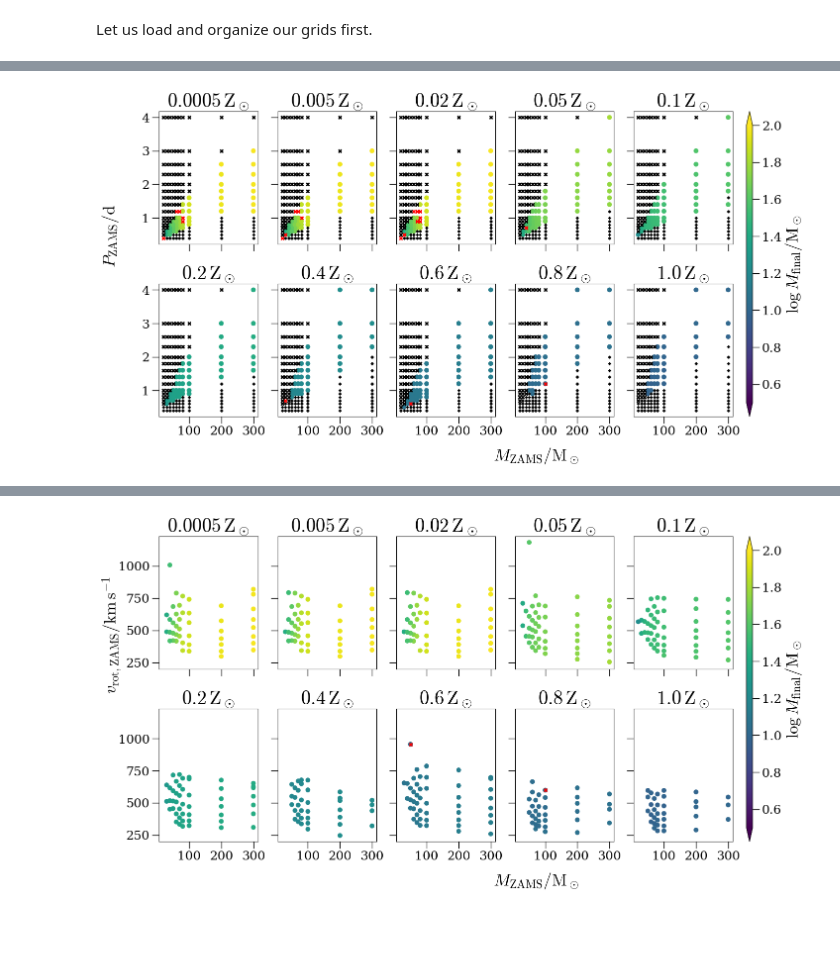
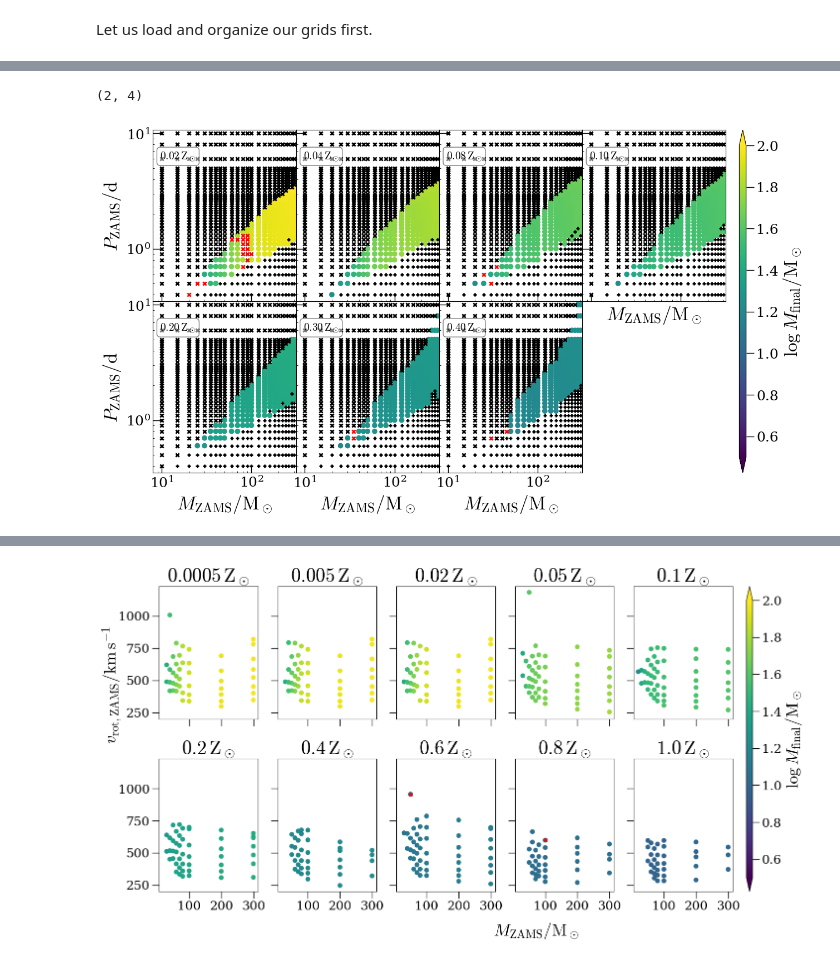
Before and after one commit to LucasMDeSa/35peak_che, a Jupyter notebook: development_notebooks/61_PopulationInterpolation_FINAL_FIDUCIAL.ipynb, the cells around one changed output, grey strips where cells are left out. Cells and saved outputs as stored; diff of their text form; code cells hidden in the pictures; blank space fills up the shorter version.

```diff
--- a/development_notebooks/61_PopulationInterpolation_FINAL_FIDUCIAL.ipynb
+++ b/development_notebooks/61_PopulationInterpolation_FINAL_FIDUCIAL.ipynb
@@ -301,2 +305,3 @@ IndexError: index 0 is out of bounds for axis 0 with size 0
 # %%
-core_props_df = pd.read_hdf(DATA_DIR/'core_props_df.h5')
+core_props_df = pd.read_hdf(DATA_DIR/'00_fiducial_core_props_df.h5')
+core_props_df.info()
@@ -323,3 +326,5 @@ memory usage: 725.0+ KB
+# %%
+stages = ['zams', 'wr0', 'wr1', 'tams', 'tahems', 'cdepl', 'odepl', 'f']
 # %%
 def set_x(row, stage='f'):
     j = 10.**row[f'log_j_{stage}'] * u.g * u.cm**2 / u.s
@@ -328,7 +333,6 @@ def set_x(row, stage='f'):
     x = x.to(u.dimensionless_unscaled).value
     return x
 
-stages = ['zams', 'wr0', 'wr1', 'tams', 'tahems', 'f']
 for stage in stages:
     core_props_df[f'x_{stage}'] = core_props_df.apply(lambda row: set_x(row, stage=stage), axis=1)
 # %%
@@ -370,50 +374,80 @@ z_axis = core_props_df.z_key.unique()
 z_axis = z_axis[np.float64(z_axis).argsort()]
 # %%
 core_props_df.is_che = core_props_df.is_che.astype(bool)
+# %%
+axes.shape
+# %% [output]
+(2, 4)
 # %%
-fig, axes = plt.subplots(2, 5, figsize=(18, 8), sharex=True, sharey=True)
-fig.subplots_adjust(hspace=0.3)
+fig, axes = plt.subplots(2, 4, figsize=(16, 8), sharex=True, sharey=True)
+fig.subplots_adjust(hspace=0, wspace=0)
 mf_min = 0.5
 mf_max = 2
 cmap = cm.viridis
 
-for ax, z_key in zip(axes.flatten(), core_props_df.z_key.unique()):
+z_plot = core_props_df.z_key.unique()
+z_plot = z_plot[np.float64(z_plot).argsort()]
+
+first_empty_ax_i = 0
+for ax, z_key in zip(axes.flatten(), z_plot):
     ax.scatter(
         core_props_df[core_props_df.z_key==z_key].m_zams,
         core_props_df[core_props_df.z_key==z_key].p_spin_zams,
         c=cmap(
             (np.log10(core_props_df[core_props_df.z_key==z_key].m_f) - mf_min) / (mf_max-mf_min))
     )
-    ax.set_title(f'${z_key}\\,\\mathrm{{Z}}_\\odot$')
+    ax.text(0.05, 0.88, f'${float(z_key):.2f}\\,\\mathrm{{Z}}_\\odot$', va='top', ha='left', transform=ax.transAxes, fontsize=14,
+            bbox={
+                'boxstyle': 'round',
+                'facecolor': 'white',
+                'edgecolor': 'black',
+                'alpha': 0.5
+            })
 
     crash_df = core_props_df[core_props_df.is_crash]
     ax.scatter(
         crash_df[crash_df.z_key==z_key].m_zams,
         crash_df[crash_df.z_key==z_key].p_spin_zams,
         marker='x', c='red', s=20, label='crash'
     )
 
     nonche_df = core_props_df[~core_props_df.is_che]
     ax.scatter(
         nonche_df[nonche_df.z_key==z_key].m_zams,
         nonche_df[nonche_df.z_key==z_key].p_spin_zams,
         marker='x', c='black', s=20, label='non-che'
     )
 
     crit_df = core_props_df[core_props_df.is_crit_at_zams]
     ax.scatter(
         crit_df[crit_df.z_key==z_key].m_zams,
         crit_df[crit_df.z_key==z_key].p_spin_zams,
         marker='+', c='black', s=20, label='crit'
     )
+    first_empty_ax_i += 1
+    ax.tick_params(axis='both', which='both', direction='in')
+    ax.set_ylim(0.35, 10.7)
+    ax.set_xlim(8)
+    ax.set_xticks([10, 100, 200])
 
-fig.text(0.06, 0.5, '$P_\\mathrm{ZAMS}/\\mathrm{d}$', fontsize=24, rotation=90)
-fig.text(0.5, 0, '$M_\\mathrm{ZAMS}/\\mathrm{M}_\\odot$', fontsize=24)
+    ax.set_xscale('log')
+    ax.set_yscale('log')
+for i in range(axes.shape[1]):
+    axes[1, i].set_xlabel('$M_\\mathrm{ZAMS}/\\mathrm{M}_\\odot$', fontsize=24)
+for i in range(axes.shape[0]):
+    axes[i, 0].set_ylabel('$P_\\mathrm{ZAMS}/\\mathrm{d}$', fontsize=24)
+axes[0, -1].set_xlabel('$M_\\mathrm{ZAMS}/\\mathrm{M}_\\odot$', fontsize=24)
+
+for ax in axes.flatten()[first_empty_ax_i:]:
+    ax.axis('off')
+
+#fig.text(0.06, 0.5, '$P_\\mathrm{ZAMS}/\\mathrm{d}$', fontsize=24, rotation=90)
+
 
 sm = cm.ScalarMappable(norm=Normalize(vmin=mf_min, vmax=mf_max), cmap=cmap)
 cb = fig.colorbar(sm, ax=axes, orientation='vertical', extend='both', pad=0.02, aspect=50)
 cb.set_label('$\\log M_\\mathrm{final}/\\mathrm{M}_\\odot$', fontsize=24)
 
 #savefig(fig, 'che_windows_over_z_viridis')
 # %% [output]
-[figure, old version]
+[figure, new version]
```
Also changed, not shown: parts of 11 cells of this notebook, 7 other files.
